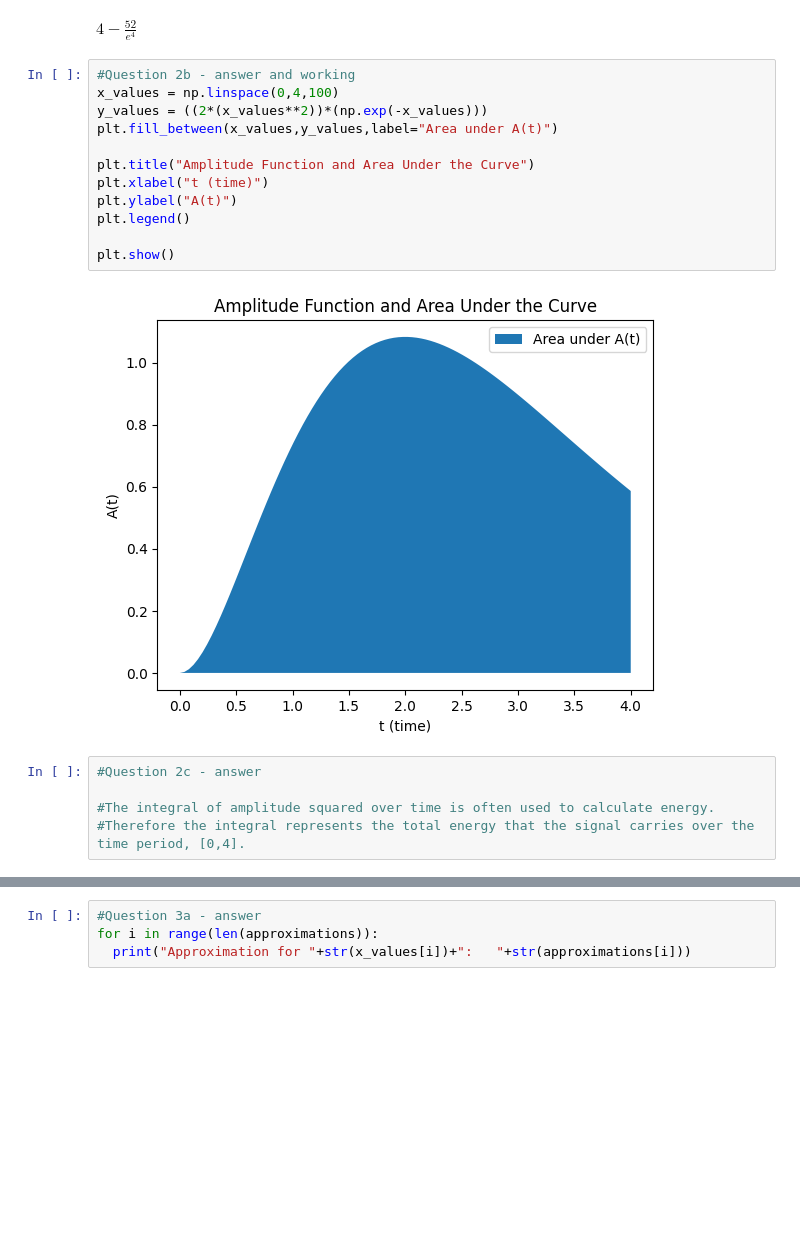
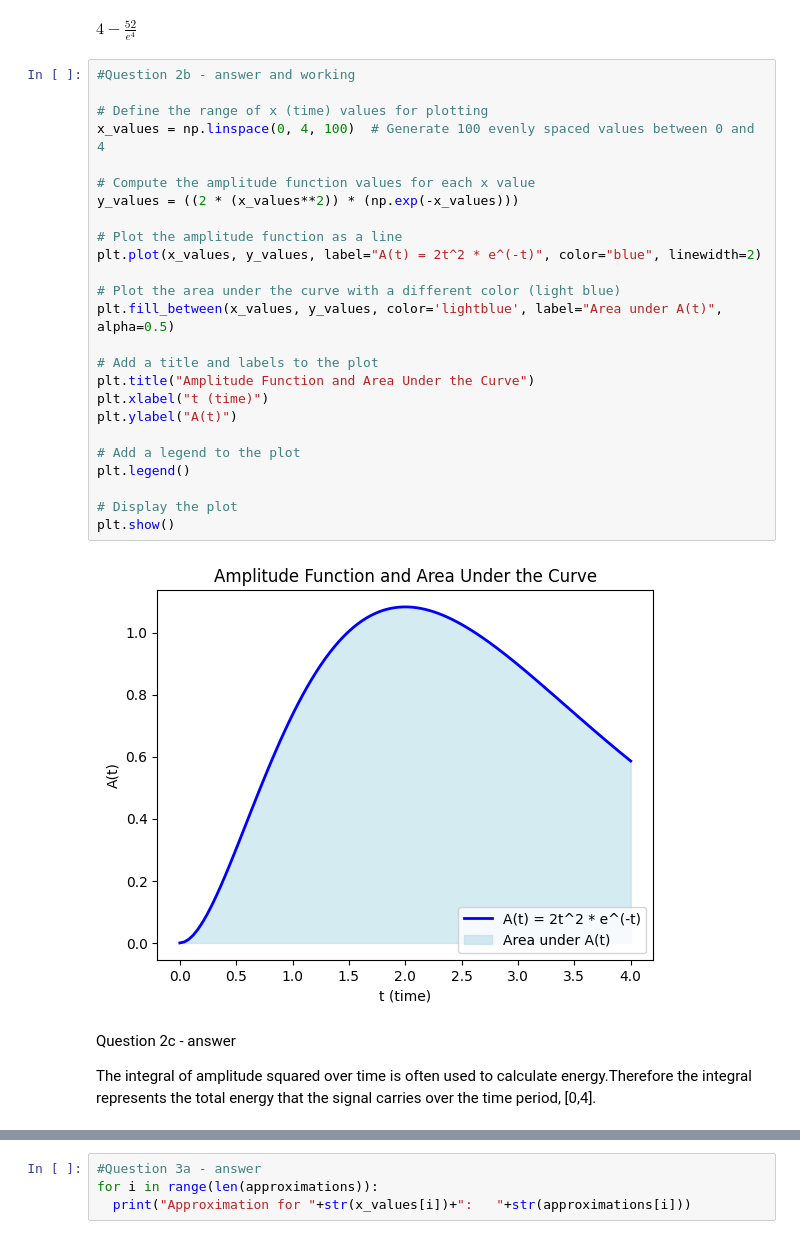
Before and after one commit to Muh-Ayyub/Advanced-Mathmatics-Using-Google-colab, a Jupyter notebook: CM2607_Coursework.ipynb, the cells around one changed output, grey strips where cells are left out. Cells and saved outputs as stored; diff of their text form; blank space fills up the shorter version.

Commit message:
Final commit - Final changes done, all questions answered to liking.

```diff
--- a/CM2607_Coursework.ipynb
+++ b/CM2607_Coursework.ipynb
@@ -93,23 +126,35 @@ f_xintg
 $\displaystyle 4 - \frac{52}{e^{4}}$
 # %%
 #Question 2b - answer and working
-x_values = np.linspace(0,4,100)
-y_values = ((2*(x_values**2))*(np.exp(-x_values)))
-plt.fill_between(x_values,y_values,label="Area under A(t)")
 
+# Define the range of x (time) values for plotting
+x_values = np.linspace(0, 4, 100)  # Generate 100 evenly spaced values between 0 and 4
+
+# Compute the amplitude function values for each x value
+y_values = ((2 * (x_values**2)) * (np.exp(-x_values)))
+
+# Plot the amplitude function as a line
+plt.plot(x_values, y_values, label="A(t) = 2t^2 * e^(-t)", color="blue", linewidth=2)
+
+# Plot the area under the curve with a different color (light blue)
+plt.fill_between(x_values, y_values, color='lightblue', label="Area under A(t)", alpha=0.5)
+
+# Add a title and labels to the plot
 plt.title("Amplitude Function and Area Under the Curve")
 plt.xlabel("t (time)")
 plt.ylabel("A(t)")
+
+# Add a legend to the plot
 plt.legend()
 
+# Display the plot
 plt.show()
 # %% [output]
-[figure, old version]
+[figure, new version]
-# %%
-#Question 2c - answer
-
-#The integral of amplitude squared over time is often used to calculate energy.
-#Therefore the integral represents the total energy that the signal carries over the time period, [0,4].
+# %% [markdown]
+Question 2c - answer
+
+The integral of amplitude squared over time is often used to calculate energy.Therefore the integral represents the total energy that the signal carries over the time period, [0,4].
 # %%
 #Question 3a - working
 
```
Also changed, not shown: parts of 23 cells of this notebook.
